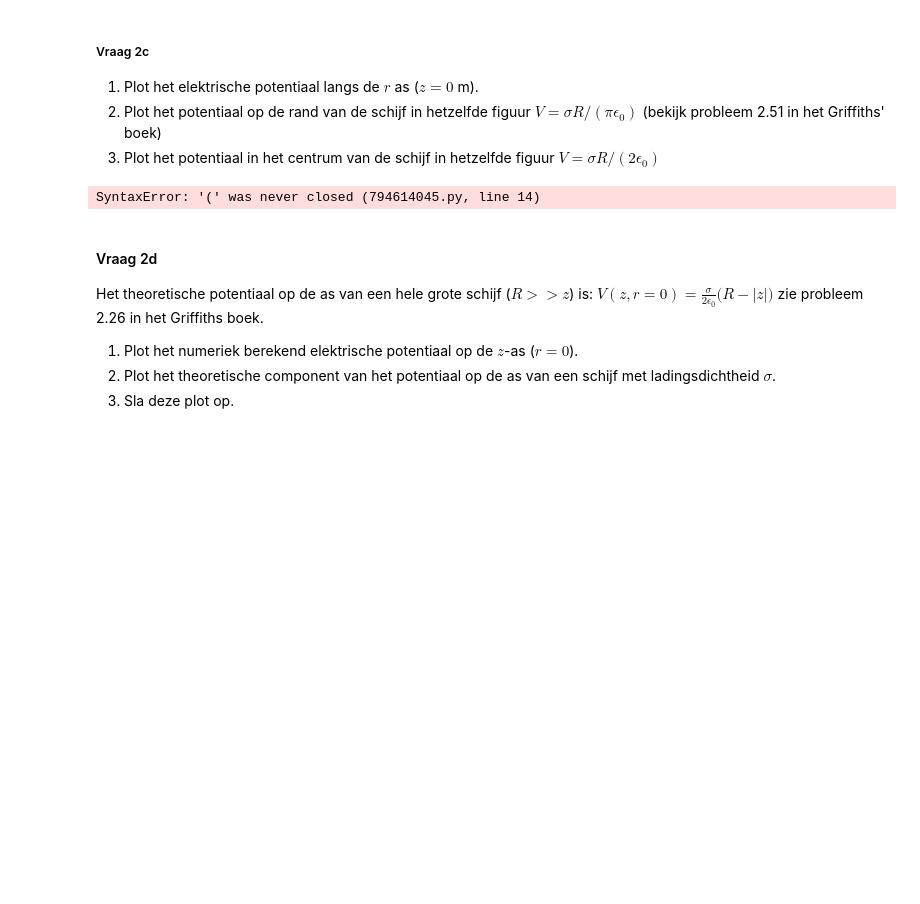
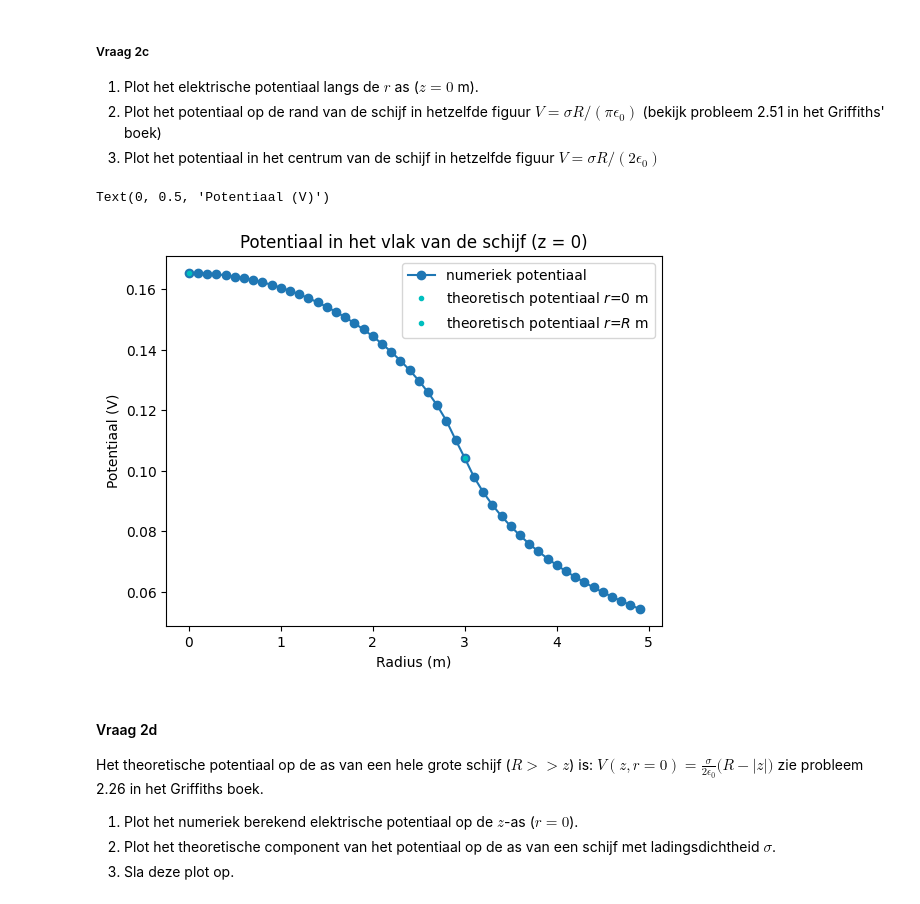
Before and after one commit to fKogelTU/opdrachten-DEF-D, a Jupyter notebook: DigitaleOntwerpopdrachten/1CondensatorOpdracht/CondensatorOntwerpopdracht.ipynb, the cells around one changed output. Saved outputs shown, nothing was run; the diff lists cells and outputs as text; code cells hidden in the pictures; blank space fills up the shorter version.

```diff
--- a/DigitaleOntwerpopdrachten/1CondensatorOpdracht/CondensatorOntwerpopdracht.ipynb
+++ b/DigitaleOntwerpopdrachten/1CondensatorOpdracht/CondensatorOntwerpopdracht.ipynb
@@ -248,25 +250,32 @@ Ladingsdichtheid sigma: 9.949e-13 C/m^2
 3. Plot het potentiaal in het centrum van de schijf in hetzelfde figuur $V = \sigma R/(2 \epsilon_0)$
 # %%
 # Vul deze code aan zodat deze vraag 2.3 beantwoordt.
-idx_z_zero = np.where(abs(z) < 1e-10)[0] # Dit stukje code is eigenlijk best wel slim (geleend)
+idx_z_zero = np.where(abs(z) < 1e-10)[0][0] # Dit stukje code is eigenlijk best wel slim (geleend)
 
-V_0 = V[idx_z_zero][0] # potentiaal op r = 0
+V_line = V[idx_z_zero, :]                   # potentiaal in het vlak z = 0 als functie van r
 
-#V_R = V[idx_z_zero][np.where(abs(r - disk_radius) < 1e-9)[0]] # potentiaal op de straal van de schijf
-r_R =  disk_radius # straal van de schijf
+V_0 = V_line[0]                             # potentiaal op r = 0
 
+r_R =  disk_radius                          # straal van de schijf
+idx_R = np.argmin(abs(r - r_R))
+V_R = V_line[idx_R]                         # potentiaal bij r = R
 
+# Testing
+# print(V_0)
+# print(idx_z_zero)
+# V_R = V[idx_z_zero][np.where(abs(r - disk_radius) < 1e-9)[0]] # potentiaal op de straal van de schijf
 
-
-plt.title(f"Jullie titel")
-plt.plot(r, V_0, "o-", label="numeriek potentiaal")
-plt.plot(######hier doorgaan#######, V_0, "c.", label="theoretisch potentiaal $r$=0 m")
-#plt.plot(r_R, V_R, "c.", label="theoretisch potentiaal $r$=$R$ m")
+# Plot
+plt.title("Potentiaal in het vlak van de schijf (z = 0)")
+plt.plot(r, V_line, "o-", label="numeriek potentiaal")
+plt.plot(0, V_0, "c.", label="theoretisch potentiaal $r$=0 m")
+plt.plot(r_R, V_R, "c.", label="theoretisch potentiaal $r$=$R$ m")
 plt.legend()
-plt.xlabel("Een relevante eenheid")
-plt.ylabel("Een relevante eenheid")
+plt.xlabel("Radius (m)")
+plt.ylabel("Potentiaal (V)")
 # %% [output]
-SyntaxError: '(' was never closed (794614045.py, line 14)
+Text(0, 0.5, 'Potentiaal (V)')
+[figure, added]
 # %% [markdown]
 #### Vraag 2d
 
```
Also changed, not shown: parts of 26 cells of this notebook, 2 other files.
